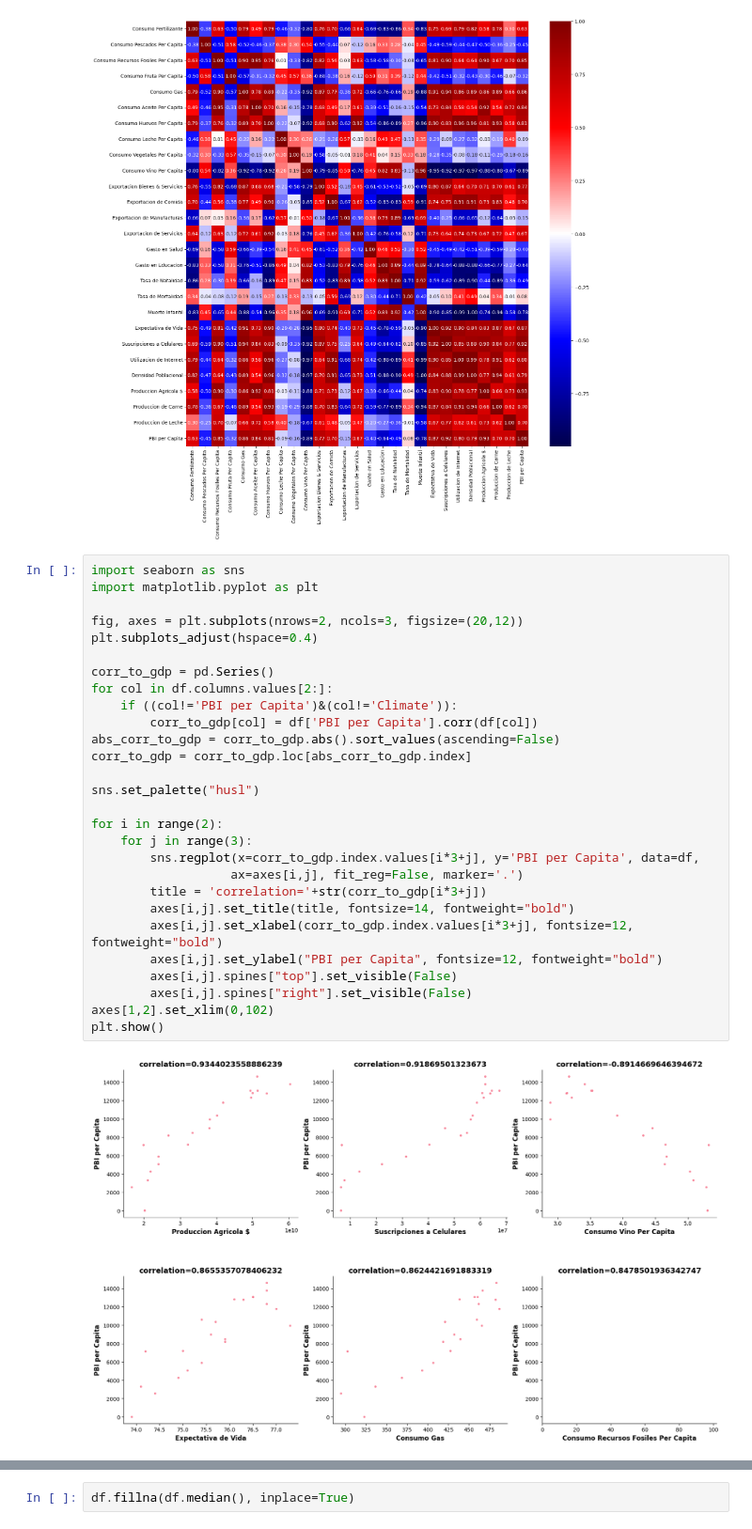
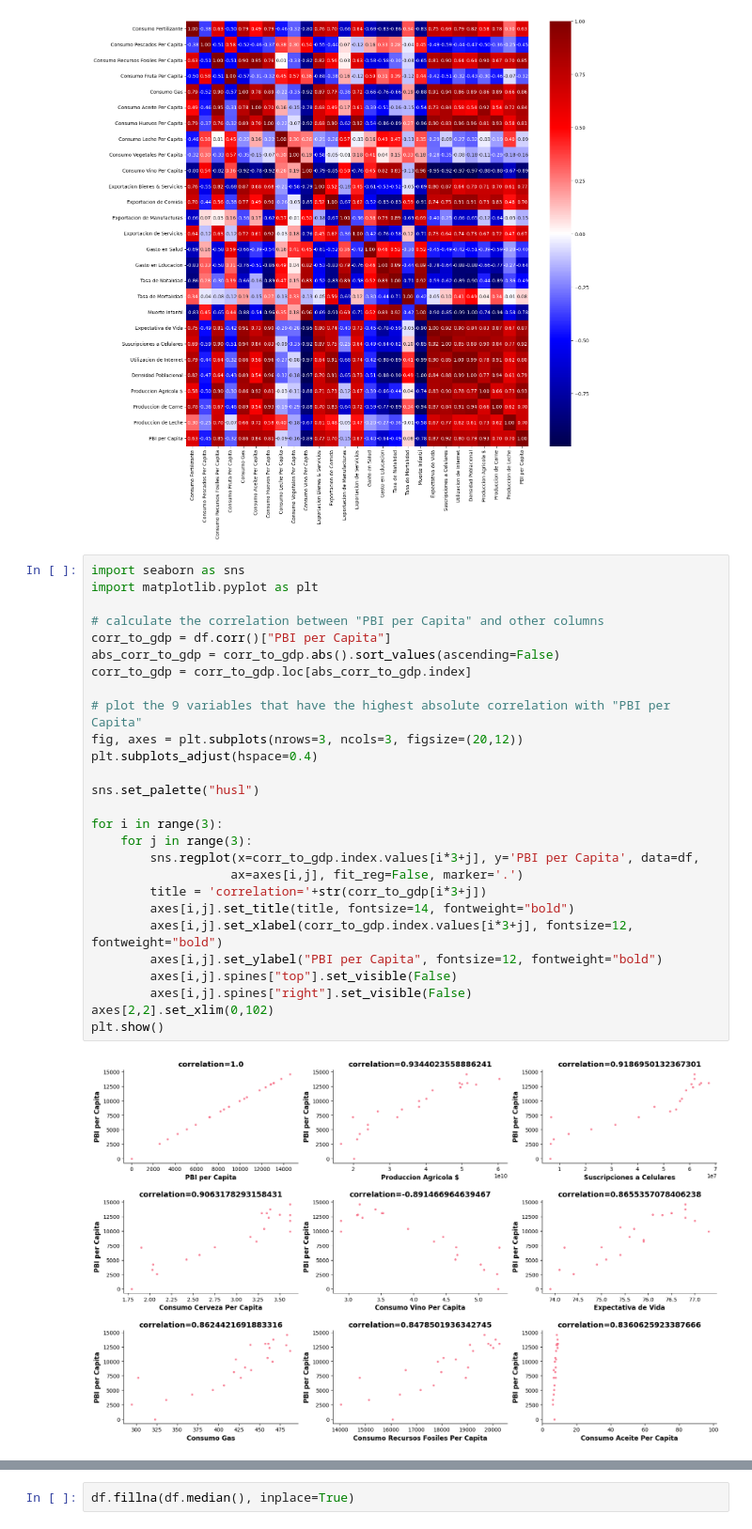
Before and after one commit to Rodrigo-Gramajo/PredictDolar, a Jupyter notebook: Merged.ipynb, the cells around one changed output, grey strips where cells are left out. Shown at 94% size. Saved outputs shown, nothing was run; the diff lists cells and outputs as text.

```diff
--- a/Merged.ipynb
+++ b/Merged.ipynb
@@ -323,30 +323,29 @@ plt.show()
 # %%
 import seaborn as sns
 import matplotlib.pyplot as plt
 
-fig, axes = plt.subplots(nrows=2, ncols=3, figsize=(20,12))
-plt.subplots_adjust(hspace=0.4)
-
-corr_to_gdp = pd.Series()
-for col in df.columns.values[2:]:
-    if ((col!='PBI per Capita')&(col!='Climate')):
-        corr_to_gdp[col] = df['PBI per Capita'].corr(df[col])
+# calculate the correlation between "PBI per Capita" and other columns
+corr_to_gdp = df.corr()["PBI per Capita"]
 abs_corr_to_gdp = corr_to_gdp.abs().sort_values(ascending=False)
 corr_to_gdp = corr_to_gdp.loc[abs_corr_to_gdp.index]
 
+# plot the 9 variables that have the highest absolute correlation with "PBI per Capita"
+fig, axes = plt.subplots(nrows=3, ncols=3, figsize=(20,12))
+plt.subplots_adjust(hspace=0.4)
+
 sns.set_palette("husl")
 
-for i in range(2):
+for i in range(3):
     for j in range(3):
         sns.regplot(x=corr_to_gdp.index.values[i*3+j], y='PBI per Capita', data=df,
                    ax=axes[i,j], fit_reg=False, marker='.')
         title = 'correlation='+str(corr_to_gdp[i*3+j])
         axes[i,j].set_title(title, fontsize=14, fontweight="bold")
         axes[i,j].set_xlabel(corr_to_gdp.index.values[i*3+j], fontsize=12, fontweight="bold")
         axes[i,j].set_ylabel("PBI per Capita", fontsize=12, fontweight="bold")
         axes[i,j].spines["top"].set_visible(False)
         axes[i,j].spines["right"].set_visible(False)
-axes[1,2].set_xlim(0,102)
+axes[2,2].set_xlim(0,102)
 plt.show()
 # %% [output]
-[figure, old version]
+[figure, new version]
```
Also changed, not shown: parts of 10 cells of this notebook, 4 other files.
